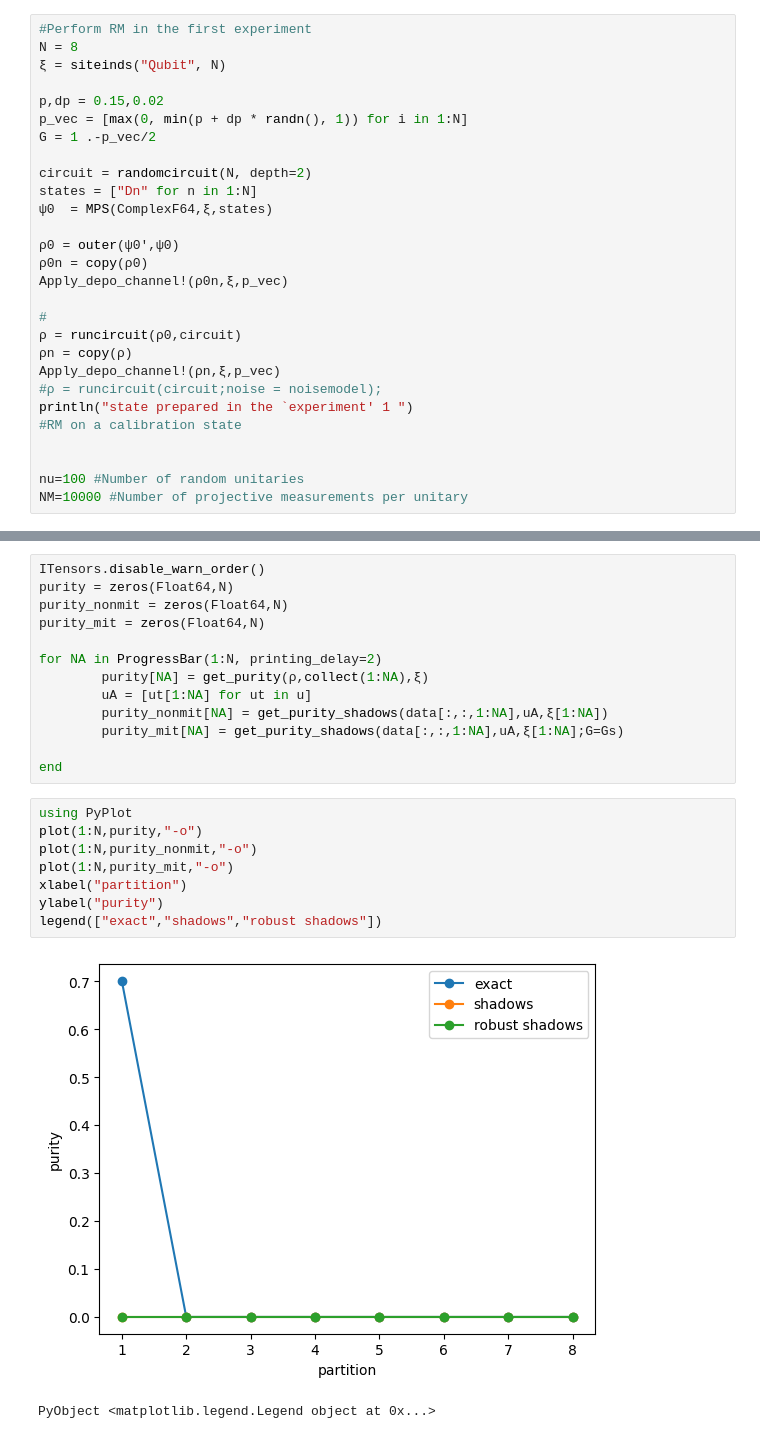
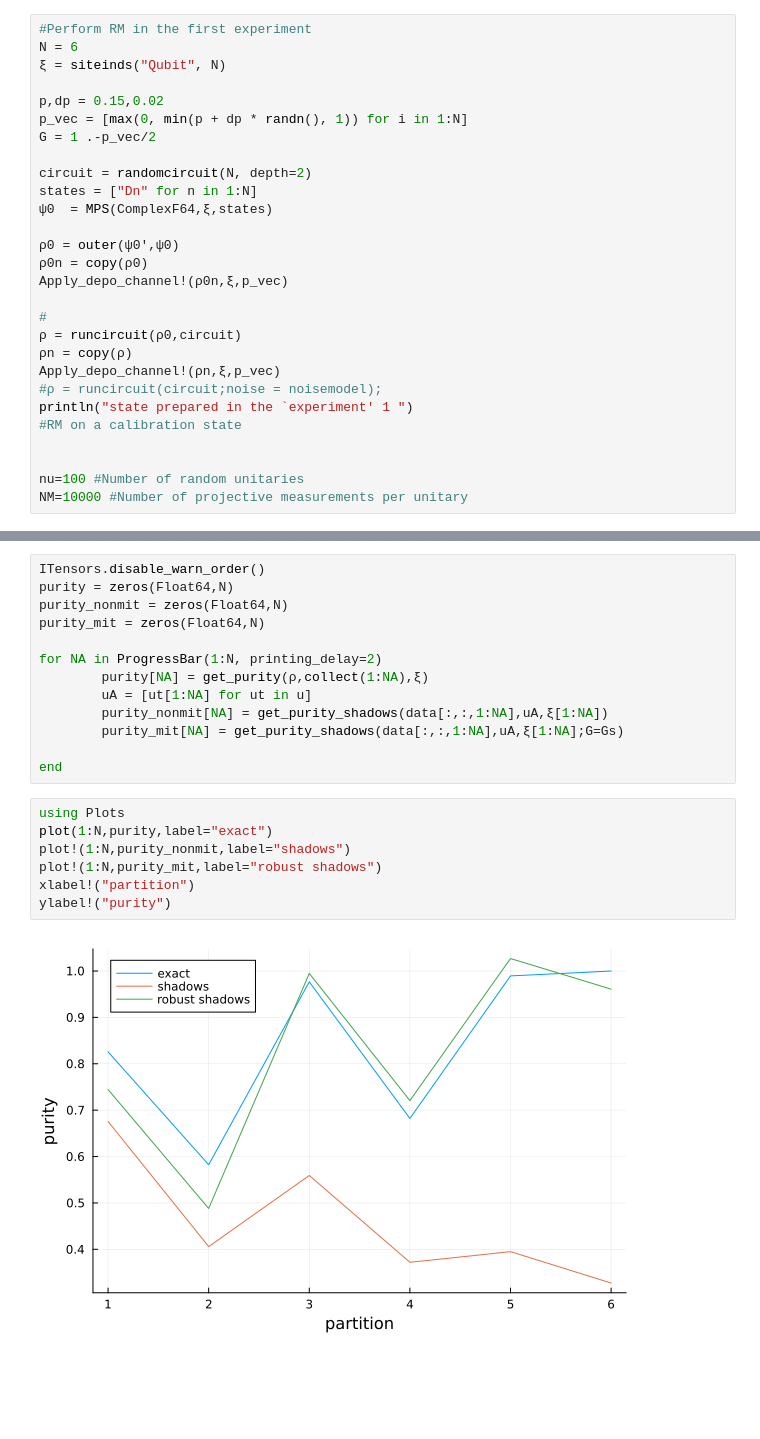
Before and after one commit to bvermersch/RandomMeas.jl, a Jupyter notebook: examples/RobustShadowTomography.ipynb, the cells around one changed output, grey strips where cells are left out. Drawn from its saved outputs; the diff is of its cells as text; blank space fills up the shorter version.

```diff
--- a/examples/RobustShadowTomography.ipynb
+++ b/examples/RobustShadowTomography.ipynb
@@ -8,7 +5,7 @@ using PastaQ
 using RandomMeas
 # %%
 #Perform RM in the first experiment
-N = 8
+N = 6
 ξ = siteinds("Qubit", N)
 
 p,dp = 0.15,0.02
@@ -81,13 +78,11 @@ for NA in ProgressBar(1:N, printing_delay=2)
 
 end
 # %%
-using PyPlot
-plot(1:N,purity,"-o")
-plot(1:N,purity_nonmit,"-o")
-plot(1:N,purity_mit,"-o")
-xlabel("partition")
-ylabel("purity")
-legend(["exact","shadows","robust shadows"])
+using Plots
+plot(1:N,purity,label="exact")
+plot!(1:N,purity_nonmit,label="shadows")
+plot!(1:N,purity_mit,label="robust shadows")
+xlabel!("partition")
+ylabel!("purity")
 # %% [output]
-[figure, old version]
+[figure, new version]
-PyObject <matplotlib.legend.Legend object at 0x...>
```
Also changed, not shown: parts of 2 cells of this notebook, 15 other files.
